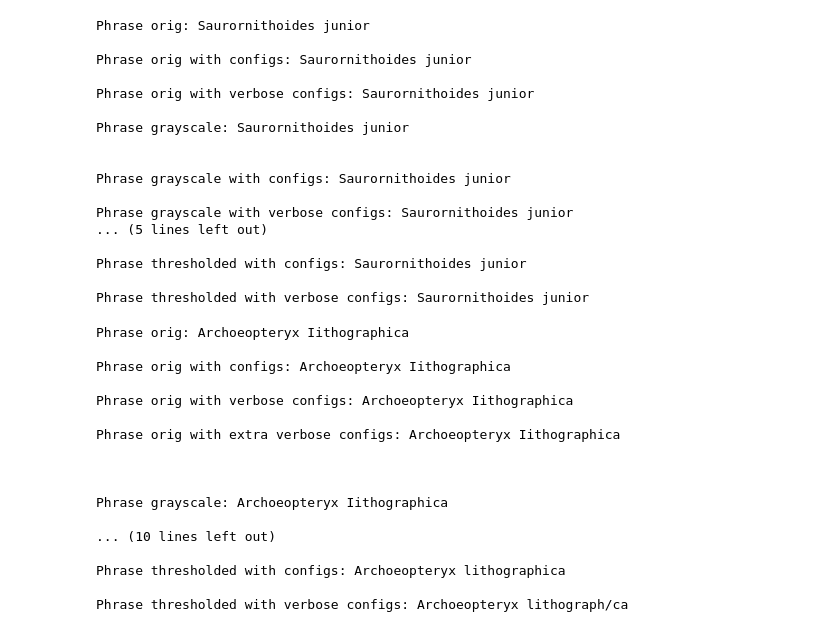
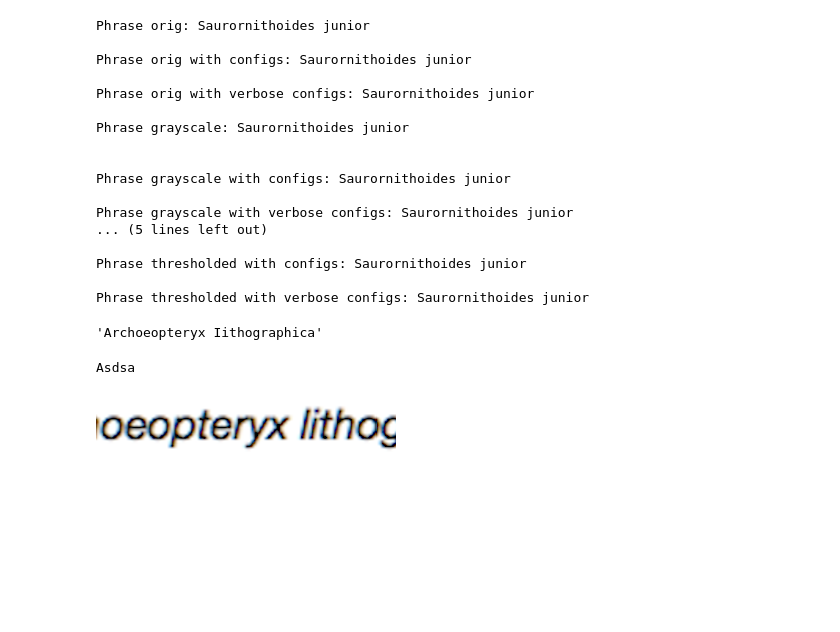
Before and after one commit to HackTheDinos/RC-Tree, a Jupyter notebook: ocr-test.ipynb, the cells around one changed output. Cells and saved outputs as stored; diff of their text form; code cells hidden in the pictures; blank space fills up the shorter version.

```diff
--- a/ocr-test.ipynb
+++ b/ocr-test.ipynb
@@ -130,33 +133,36 @@ from pytesseract import image_to_string
 import cv2
 import numpy
 
-def imgToStr(im_image):
-    print("Phrase orig: " + pytesseract.image_to_string(im_image) + "\n")
-    cv2.imwrite('images/phrase_orig.png', im)
+def imgToStr(im):
+#     print("Phrase orig: " + pytesseract.image_to_string(im_image) + "\n")
+#     cv2.imwrite('images/phrase_orig.png', im)
 
     # print("Phrase orig with configs: " + pytesseract.image_to_string(im_image, config="--user-words config/user-words.txt, --user-patterns config/user-patterns.txt, --tessedit_char_whitelist AaBbCcDdEeFfGgHhIiJjKkLlMmNnOoPpQqRrSsTtUuVvWwXxYyZz") + "\n")
-    print("Phrase orig with configs: " + pytesseract.image_to_string(im_image, config="--bazaar config/bazaar") + "\n")
-    print("Phrase orig with verbose configs: " + pytesseract.image_to_string(im_image, config="--user-words config/user-words.txt --user-patterns config/user-patterns.txt") + "\n")
-    print("Phrase orig with extra verbose configs: " + pytesseract.image_to_string(im_image, config="--user-words config/user-words.txt --user-patterns config/user-patterns.txt --tessedit_char_whitelist AaBbCcDdEeFfGgHhIiJjKkLlMmNnOoPpQqRrSsTtUuVvWwXxYyZz_0123456789") + "\n\n")
+#     print("Phrase orig with configs: " + pytesseract.image_to_string(im_image, config="--bazaar config/bazaar") + "\n")
+#     print("Phrase orig with verbose configs: " + pytesseract.image_to_string(im_image, config="--user-words config/user-words.txt --user-patterns config/user-patterns.txt") + "\n")
+#     print("Phrase orig with extra verbose configs: " + pytesseract.image_to_string(im_image, config="--user-words config/user-words.txt --user-patterns config/user-patterns.txt --tessedit_char_whitelist AaBbCcDdEeFfGgHhIiJjKkLlMmNnOoPpQqRrSsTtUuVvWwXxYyZz_0123456789") + "\n\n")
 
-    gray_im = cv2.cvtColor(im, cv2.COLOR_BGR2GRAY)
+#     gray_im = cv2.cvtColor(im, cv2.COLOR_BGR2GRAY)
     # cv2.imshow('Gray',gray_im)
-    gray_image = Image.fromarray(gray_im)
-    print("\nPhrase grayscale: " + pytesseract.image_to_string(gray_image) + "\n")
-    cv2.imwrite('images/phrase_gray.png', gray_im)
-    print("Phrase grayscale with minimal configs: " + pytesseract.image_to_string(gray_image, config="--tessedit_char_whitelist AaBbCcDdEeFfGgHhIiJjKkLlMmNnOoPpQqRrSsTtUuVvWwXxYyZz_ --psm 7") + "\n")
-    print("Phrase grayscale with configs: " + pytesseract.image_to_string(gray_image, config="--bazaar config/bazaar") + "\n")
-    print("Phrase grayscale with verbose configs: " + pytesseract.image_to_string(gray_image, config="--user-words config/user-words.txt --user-patterns config/user-patterns.txt") + "\n")
-    print("Phrase grayscale with extra verbose configs: " + pytesseract.image_to_string(gray_image, config="--user-words config/user-words.txt --user-patterns config/user-patterns.txt --tessedit_char_whitelist AaBbCcDdEeFfGgHhIiJjKkLlMmNnOoPpQqRrSsTtUuVvWwXxYyZz_") + "\n\n")
+#     gray_image = Image.fromarray(gray_im)
+#     print("\nPhrase grayscale: " + pytesseract.image_to_string(gray_image) + "\n")
+#     cv2.imwrite('images/phrase_gray.png', gray_im)
+#     print("Phrase grayscale with minimal configs: " + pytesseract.image_to_string(gray_image, config="--tessedit_char_whitelist AaBbCcDdEeFfGgHhIiJjKkLlMmNnOoPpQqRrSsTtUuVvWwXxYyZz_ --psm 7") + "\n")
+#     print("Phrase grayscale with configs: " + pytesseract.image_to_string(gray_image, config="--bazaar config/bazaar") + "\n")
+#     print("Phrase grayscale with verbose configs: " + pytesseract.image_to_string(gray_image, config="--user-words config/user-words.txt --user-patterns config/user-patterns.txt") + "\n")
+#     print("Phrase grayscale with extra verbose configs: " + pytesseract.image_to_string(gray_image, config="--user-words config/user-words.txt --user-patterns config/user-patterns.txt --tessedit_char_whitelist AaBbCcDdEeFfGgHhIiJjKkLlMmNnOoPpQqRrSsTtUuVvWwXxYyZz_") + "\n\n")
 
-    thresh_im  = numpy.array(gray_im, numpy.uint8)
-    thresh, thresh_im = cv2.threshold(gray_im, 125, 255, cv2.THRESH_BINARY)
-    thresh_image = Image.fromarray(thresh_im)
-    print("Phrase thresholded: " + pytesseract.image_to_string(thresh_image) + "\n")
-    cv2.imwrite('images/phrase_thresh.png', thresh_im)
+#     thresh_im  = numpy.array(gray_im, numpy.uint8)
+#     thresh, thresh_im = cv2.threshold(gray_im, 125, 255, cv2.THRESH_BINARY)
+#     thresh_image = Image.fromarray(thresh_im)
+#     print("Phrase thresholded: " + pytesseract.image_to_string(thresh_image) + "\n")
+#     cv2.imwrite('images/phrase_thresh.png', thresh_im)
 
-    print("Phrase thresholded with configs: " + pytesseract.image_to_string(thresh_image, config="--bazaar config/bazaar") + "\n")
-    print("Phrase thresholded with verbose configs: " + pytesseract.image_to_string(thresh_image, config="--user-words config/user-words.txt --user-patterns config/user-patterns.txt") + "\n")
+#     print("Phrase thresholded with configs: " + pytesseract.image_to_string(thresh_image, config="--bazaar config/bazaar") + "\n")
+#     print("Phrase thresholded with verbose configs: " + pytesseract.image_to_string(thresh_image, config="--user-words config/user-words.txt --user-patterns config/user-patterns.txt") + "\n")
+    str = pytesseract.image_to_string(im, config="--user-words config/user-words.txt --user-patterns config/user-patterns.txt --tessedit_char_whitelist AaBbCcDdEeFfGgHhIiJjKkLlMmNnOoPpQqRrSsTtUuVvWwXxYyZz_0123456789")
+
+    return str
 
 
 
@@ -175,20 +181,4 @@ im_image = Image.fromarray(im)
 
 imgToStr(im_image)
 # %% [output]
-Phrase orig: Archoeopteryx Iithographica
-
-Phrase orig with configs: Archoeopteryx Iithographica
-
-Phrase orig with verbose configs: Archoeopteryx Iithographica
-
-Phrase orig with extra verbose configs: Archoeopteryx Iithographica
-
-
-
-Phrase grayscale: Archoeopteryx Iithographica
-
-... (10 lines left out)
-
-Phrase thresholded with configs: Archoeopteryx lithographica
-
-Phrase thresholded with verbose configs: Archoeopteryx lithograph/ca
+'Archoeopteryx Iithographica'
@@ -194,0 +208,15 @@ Phrase thresholded with verbose configs: Archoeopteryx lithograph/ca
+# %%
+def get_label(img, pos):
+    x,y,w,h = pos
+    box = (x, y, x + w, y + h)
+    ocr_ready = img.crop(box)
+#     return ocr_ready
+    return imgToStr(ocr_ready)
+# %%
+print "Asdsa"
+# %% [output]
+Asdsa
+# %%
+get_label(Image.fromarray(im), (10,100,69,300))
+# %% [output]
+[figure, added]
```
Also changed, not shown: parts of 8 cells of this notebook.
